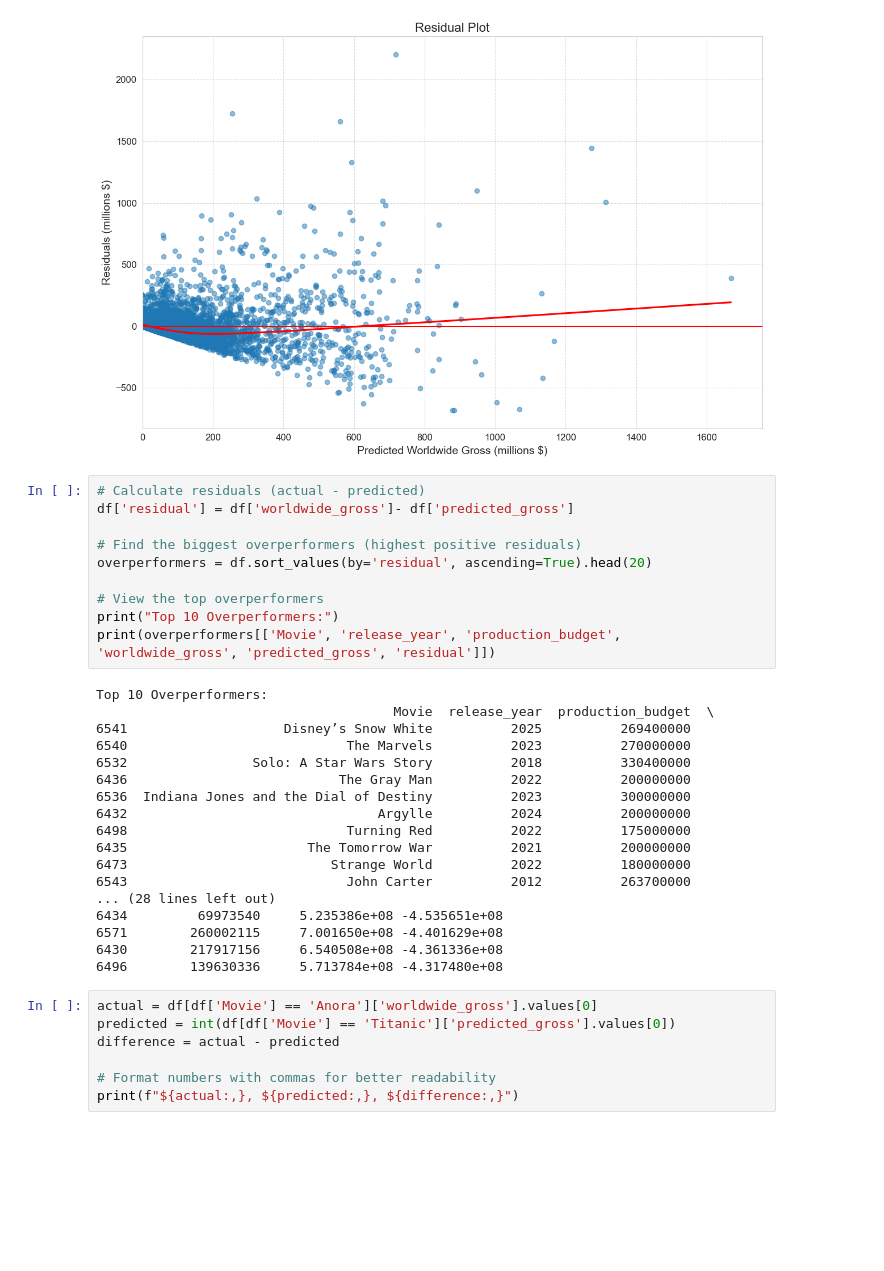
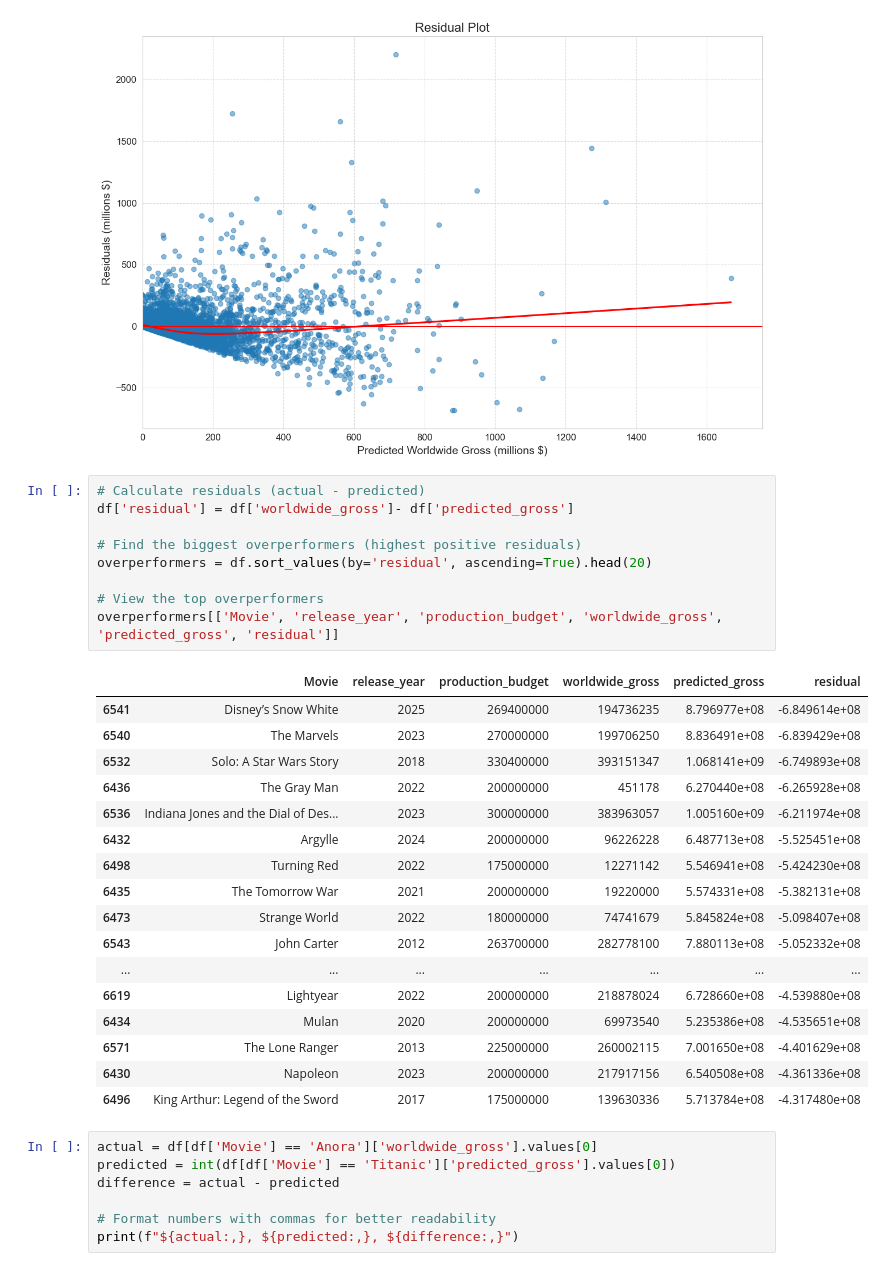
Before and after one commit to louis-porter/between-the-lines, a Jupyter notebook: articles/myfyf-10x-rule/10x_rule.ipynb, the cells around one changed output. Drawn from its saved outputs; the diff is of its cells as text; blank space fills up the shorter version.

```diff
--- a/articles/myfyf-10x-rule/10x_rule.ipynb
+++ b/articles/myfyf-10x-rule/10x_rule.ipynb
@@ -690,31 +690,30 @@ plt.show()
 # %%
 # Calculate residuals (actual - predicted)
 df['residual'] = df['worldwide_gross']- df['predicted_gross']
 
 # Find the biggest overperformers (highest positive residuals)
 overperformers = df.sort_values(by='residual', ascending=True).head(20)
 
 # View the top overperformers
-print("Top 10 Overperformers:")
-print(overperformers[['Movie', 'release_year', 'production_budget', 'worldwide_gross', 'predicted_gross', 'residual']])
+overperformers[['Movie', 'release_year', 'production_budget', 'worldwide_gross', 'predicted_gross', 'residual']]
 # %% [output]
-Top 10 Overperformers:
-                                      Movie  release_year  production_budget  \
-6541                    Disney’s Snow White          2025          269400000
-6540                            The Marvels          2023          270000000
-6532                Solo: A Star Wars Story          2018          330400000
-6436                           The Gray Man          2022          200000000
-6536  Indiana Jones and the Dial of Destiny          2023          300000000
-6432                                Argylle          2024          200000000
-6498                            Turning Red          2022          175000000
-6435                       The Tomorrow War          2021          200000000
-6473                          Strange World          2022          180000000
-6543                            John Carter          2012          263700000
-... (28 lines left out)
-6434         69973540     5.235386e+08 -4.535651e+08
-6571        260002115     7.001650e+08 -4.401629e+08
-6430        217917156     6.540508e+08 -4.361336e+08
-6496        139630336     5.713784e+08 -4.317480e+08
+|  | Movie | release_year | production_budget | worldwide_gross | predicted_gross | residual |
+| 6541 | Disney’s Snow White | 2025 | 269400000 | 194736235 | 8.796977e+08 | -6.849614e+08 |
+| 6540 | The Marvels | 2023 | 270000000 | 199706250 | 8.836491e+08 | -6.839429e+08 |
+| 6532 | Solo: A Star Wars Story | 2018 | 330400000 | 393151347 | 1.068141e+09 | -6.749893e+08 |
+| 6436 | The Gray Man | 2022 | 200000000 | 451178 | 6.270440e+08 | -6.265928e+08 |
+| 6536 | Indiana Jones and the Dial of Des... | 2023 | 300000000 | 383963057 | 1.005160e+09 | -6.211974e+08 |
+| 6432 | Argylle | 2024 | 200000000 | 96226228 | 6.487713e+08 | -5.525451e+08 |
+| 6498 | Turning Red | 2022 | 175000000 | 12271142 | 5.546941e+08 | -5.424230e+08 |
+| 6435 | The Tomorrow War | 2021 | 200000000 | 19220000 | 5.574331e+08 | -5.382131e+08 |
+| 6473 | Strange World | 2022 | 180000000 | 74741679 | 5.845824e+08 | -5.098407e+08 |
+| 6543 | John Carter | 2012 | 263700000 | 282778100 | 7.880113e+08 | -5.052332e+08 |
+| ... | ... | ... | ... | ... | ... | ... |
+| 6619 | Lightyear | 2022 | 200000000 | 218878024 | 6.728660e+08 | -4.539880e+08 |
+| 6434 | Mulan | 2020 | 200000000 | 69973540 | 5.235386e+08 | -4.535651e+08 |
+| 6571 | The Lone Ranger | 2013 | 225000000 | 260002115 | 7.001650e+08 | -4.401629e+08 |
+| 6430 | Napoleon | 2023 | 200000000 | 217917156 | 6.540508e+08 | -4.361336e+08 |
+| 6496 | King Arthur: Legend of the Sword | 2017 | 175000000 | 139630336 | 5.713784e+08 | -4.317480e+08 |
 # %%
 actual = df[df['Movie'] == 'Anora']['worldwide_gross'].values[0]
 predicted = int(df[df['Movie'] == 'Titanic']['predicted_gross'].values[0])
```
Also changed, not shown: parts of 9 cells of this notebook.
